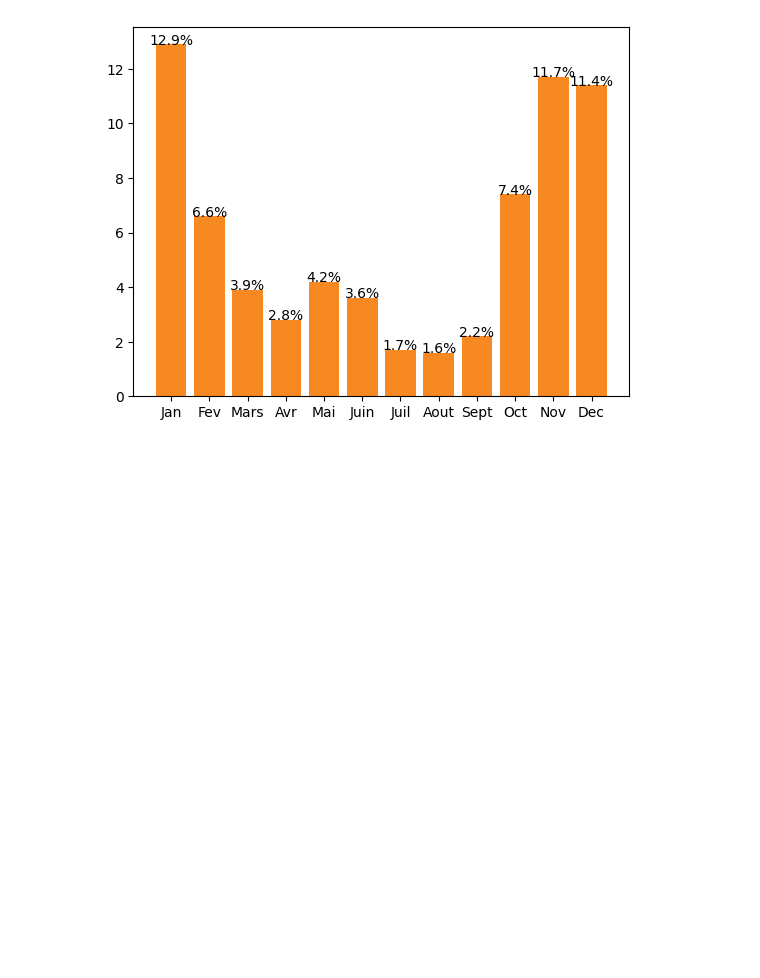
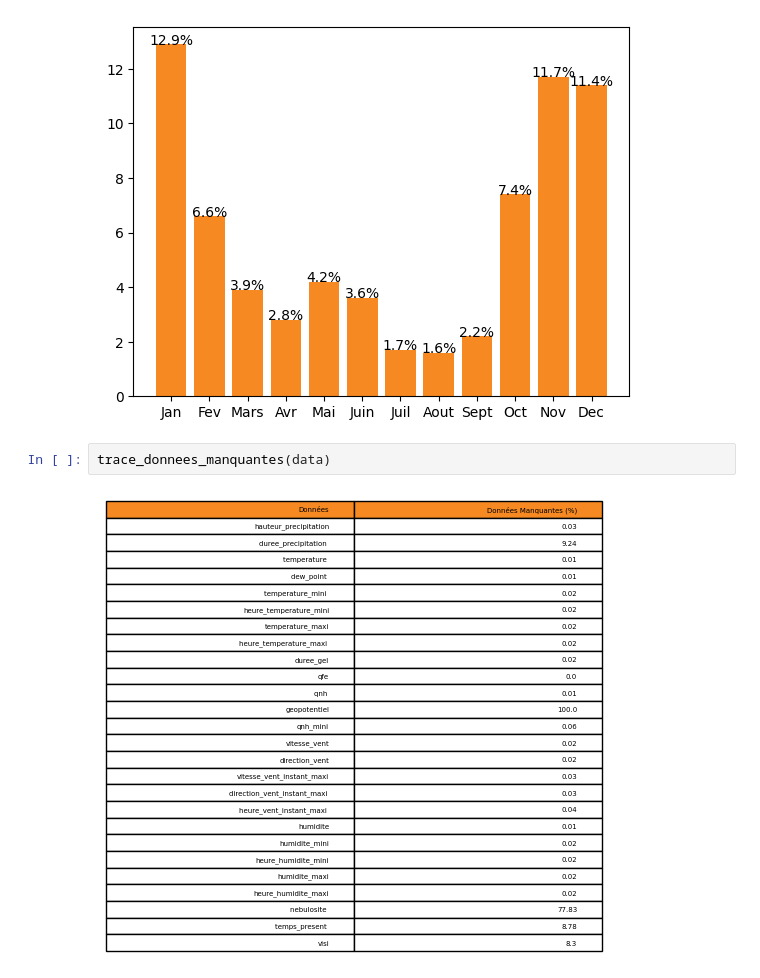
Before and after one commit to leosamuel64/PT_ClimatoAero, a Jupyter notebook: Exemples.ipynb, the cells around one changed output. Saved outputs shown, nothing was run; the diff lists cells and outputs as text; blank space fills up the shorter version.

Commit message:
Résolution Données Manquantes

```diff
--- a/Exemples.ipynb
+++ b/Exemples.ipynb
@@ -33,3 +33,7 @@ ad = aerodrome('LFBR')
 trace_limitations(data,acft,ad,30)
 # %% [output]
 [figure]
+# %%
+trace_donnees_manquantes(data)
+# %% [output]
+[figure, added]
```
Also changed, not shown: 12 other files.
